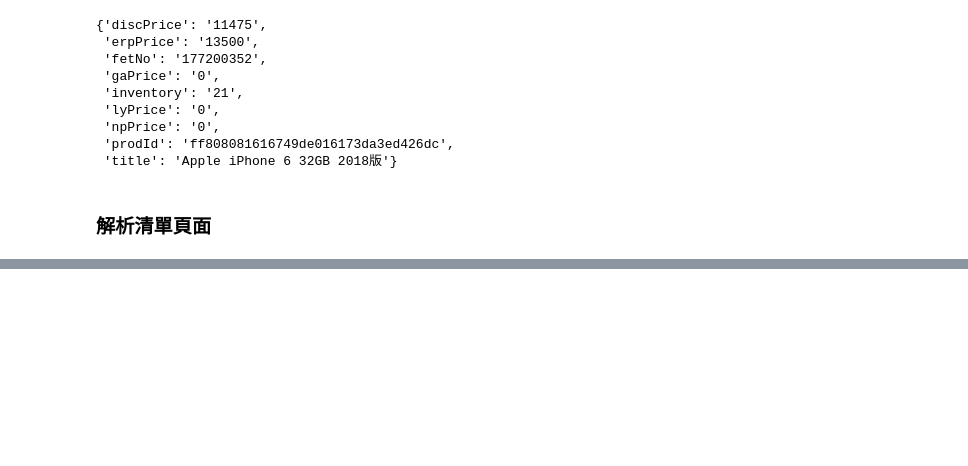
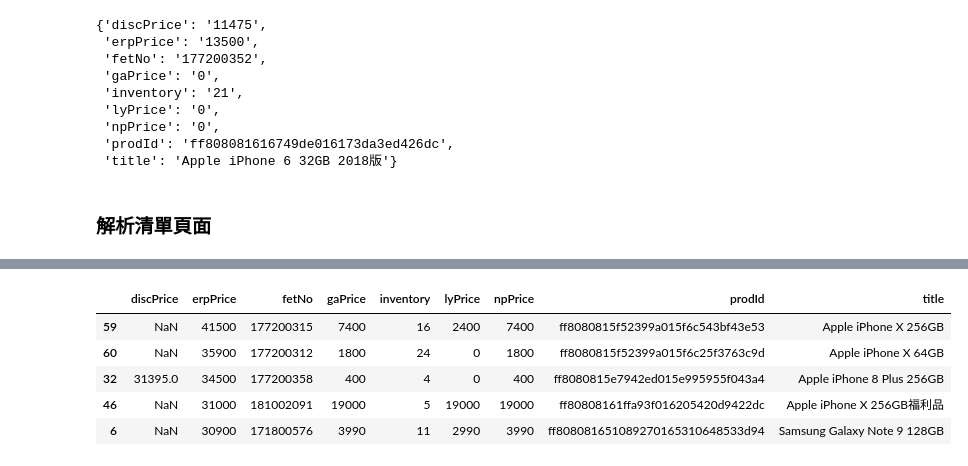
Before and after one commit to ywchiu/fetnetpy, a Jupyter notebook: Demo20180914.ipynb, the cells around one changed output, grey strips where cells are left out. Saved outputs shown, nothing was run; the diff lists cells and outputs as text; code cells hidden in the pictures; blank space fills up the shorter version.

```diff
--- a/Demo20180914.ipynb
+++ b/Demo20180914.ipynb
@@ -615,0 +628,10 @@ products
+# %%
+#productdf.sort_values('inventory', ascending=False)
+productdf.sort_values('erpPrice', ascending=False).head()
+# %% [output]
+|  | discPrice | erpPrice | fetNo | gaPrice | inventory | lyPrice | npPrice | prodId | title |
+| 59 | NaN | 41500 | 177200315 | 7400 | 16 | 2400 | 7400 | ff8080815f52399a015f6c543bf43e53 | Apple iPhone X 256GB |
+| 60 | NaN | 35900 | 177200312 | 1800 | 24 | 0 | 1800 | ff8080815f52399a015f6c25f3763c9d | Apple iPhone X 64GB |
+| 32 | 31395.0 | 34500 | 177200358 | 400 | 4 | 0 | 400 | ff8080815e7942ed015e995955f043a4 | Apple iPhone 8 Plus 256GB |
+| 46 | NaN | 31000 | 181002091 | 19000 | 5 | 19000 | 19000 | ff80808161ffa93f016205420d9422dc | Apple iPhone X 256GB福利品 |
+| 6 | NaN | 30900 | 171800576 | 3990 | 11 | 2990 | 3990 | ff808081651089270165310648533d94 | Samsung Galaxy Note 9 128GB |
```
Also changed, not shown: parts of 25 cells of this notebook.
